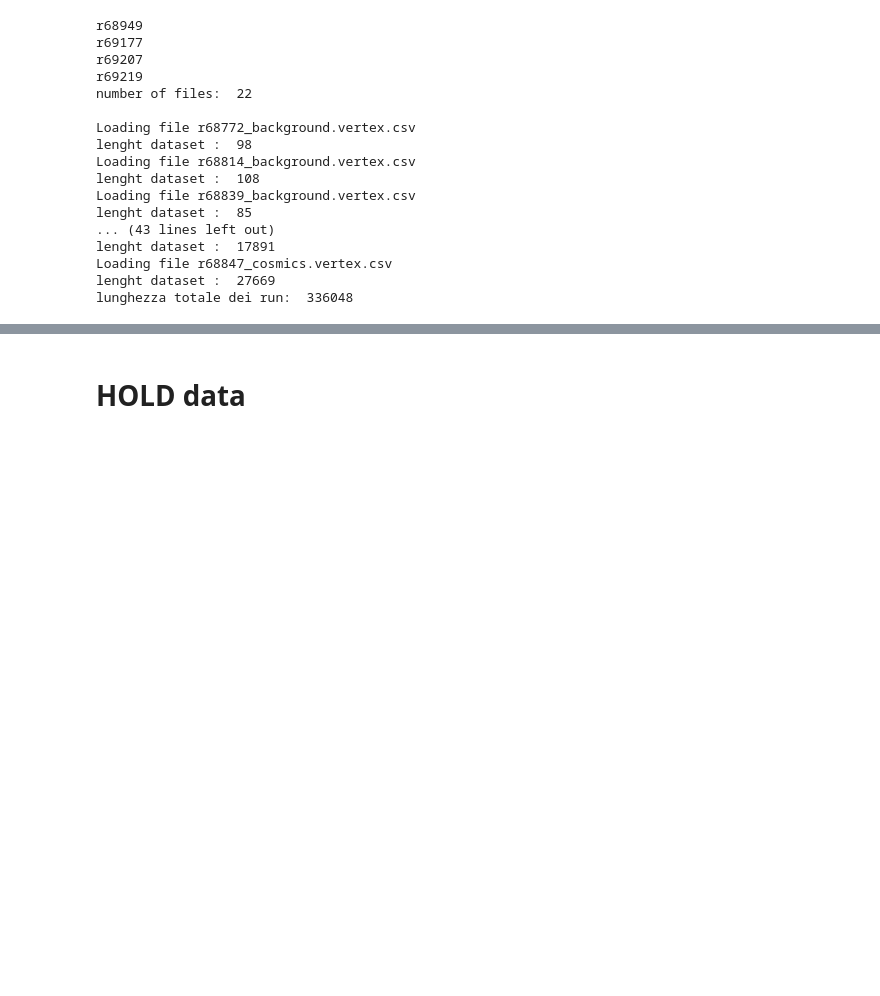
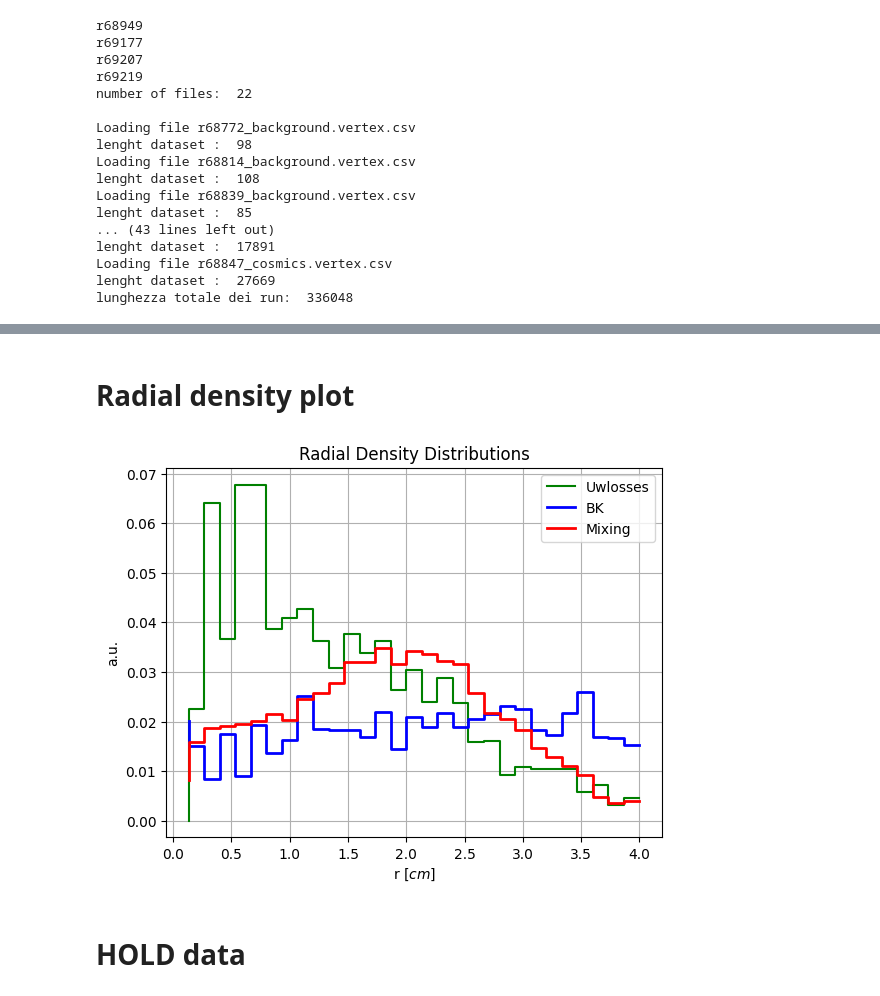
Before and after one commit to Adrianodelvincio/ALPHA, a Jupyter notebook: Control.ipynb, the cells around one changed output, grey strips where cells are left out. Drawn from its saved outputs; the diff is of its cells as text; code cells hidden in the pictures; blank space fills up the shorter version.

```diff
--- a/Control.ipynb
+++ b/Control.ipynb
@@ -454,3 +454,26 @@ plt.savefig("./PlotMLEfit/NormalizedBK.pdf",format = 'pdf')
+# %% [markdown]
+# Radial density plot
+# %%
+plt.figure(13231)
+plt.title("Radial Density Distributions")
+plt.xlabel(r"r [$cm$]")
+plt.ylabel("a.u.")
+plt.grid()
+tmp = UWedges[:-1] + np.diff(UWedges)
+normalized = UWcount/(tmp*2*np.pi)
+plt.step(tmp, normalized, color = 'green', label = "Uwlosses", linewidth = 1.5)
+tmp = BKedges[:-1] + np.diff(BKedges)
+normalized = BKcount/(tmp*2*np.pi)
+plt.step(tmp, normalized, color = 'blue', label = "BK", linewidth = 2)
+tmp = Mixedges[:-1] + np.diff(Mixedges)
+normalized = Mixcount/(tmp*2*np.pi)
+plt.step(tmp, normalized, color = 'red', label = "Mixing", linewidth = 2)
+
+
+plt.legend()
+plt.savefig("./PlotMLEfit/RadialDensity.pdf",format = 'pdf',bbox_inches="tight")
+# %% [output]
+[figure, added]
 # %% [markdown]
 # HOLD data
 # %%
```
Also changed, not shown: parts of 6 cells of this notebook, 34 other files.
